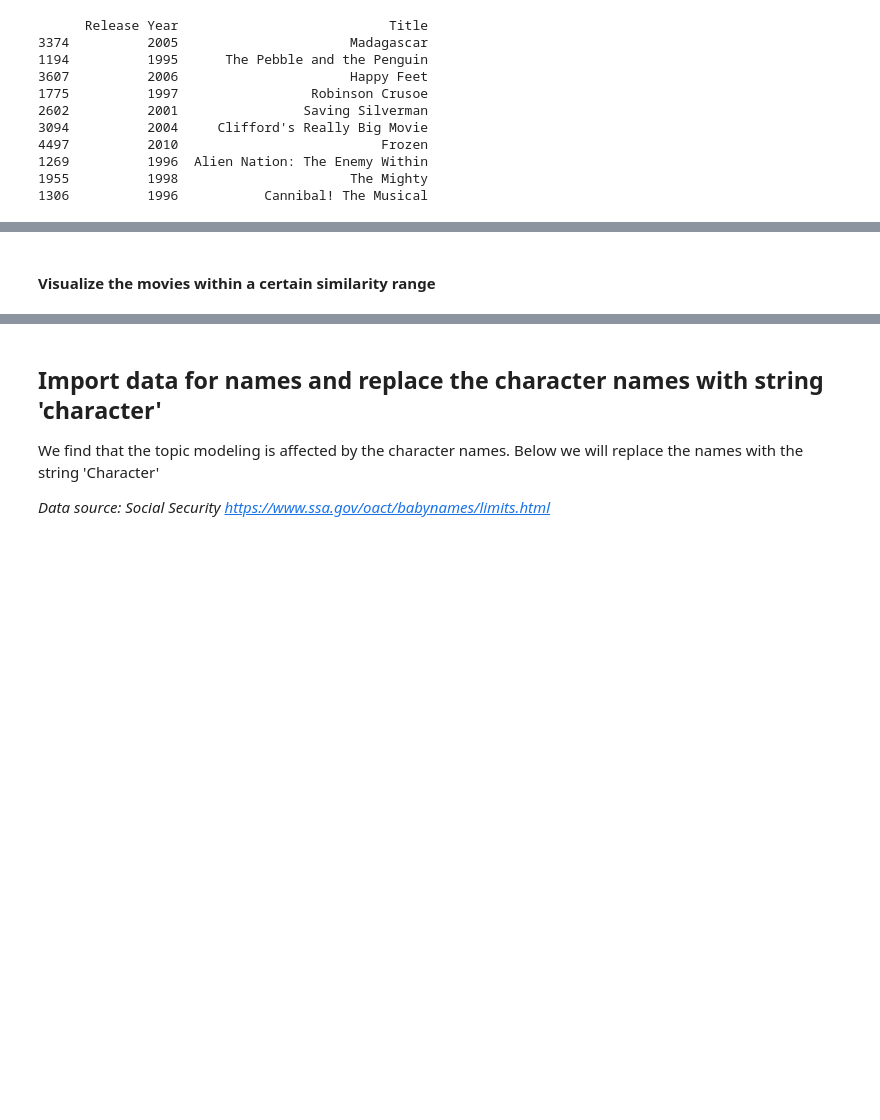
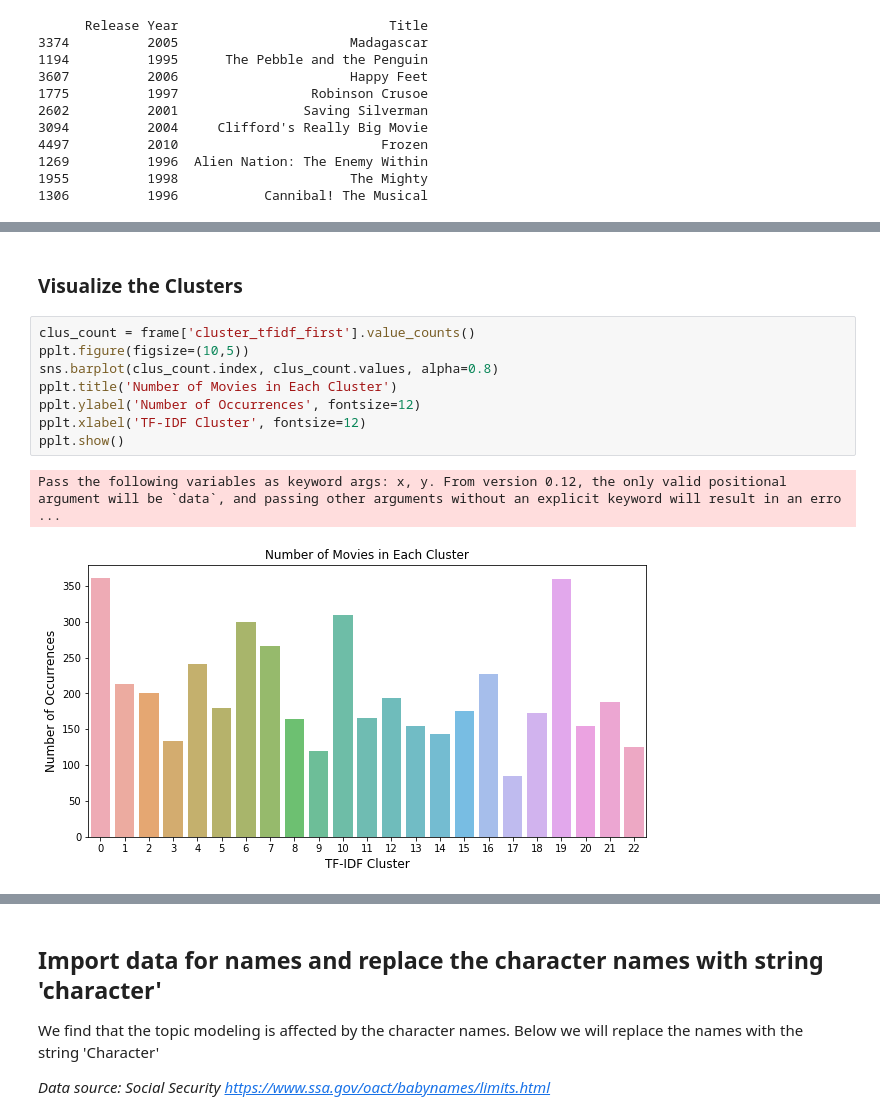
Before and after one commit to UCSB-PSTAT-234/Spring2021-American-Film-Directors, a Jupyter notebook: groupproject.ipynb, the cells around one changed output, grey strips where cells are left out. Cells and saved outputs as stored; diff of their text form; blank space fills up the shorter version.

```diff
--- a/groupproject.ipynb
+++ b/groupproject.ipynb
@@ -281,2 +272,13 @@ Name: cluster_tfidf_first, dtype: int64
 # %% [markdown]
-#### Visualize the movies within a certain similarity range
+### Visualize the Clusters
+# %%
+clus_count = frame['cluster_tfidf_first'].value_counts()
+pplt.figure(figsize=(10,5))
+sns.barplot(clus_count.index, clus_count.values, alpha=0.8)
+pplt.title('Number of Movies in Each Cluster')
+pplt.ylabel('Number of Occurrences', fontsize=12)
+pplt.xlabel('TF-IDF Cluster', fontsize=12)
+pplt.show()
+# %% [output]
+Pass the following variables as keyword args: x, y. From version 0.12, the only valid positional argument will be `data`, and passing other arguments without an explicit keyword will result in an erro ...
+[figure, added]
```
Also changed, not shown: parts of 114 cells of this notebook, 3 other files.
